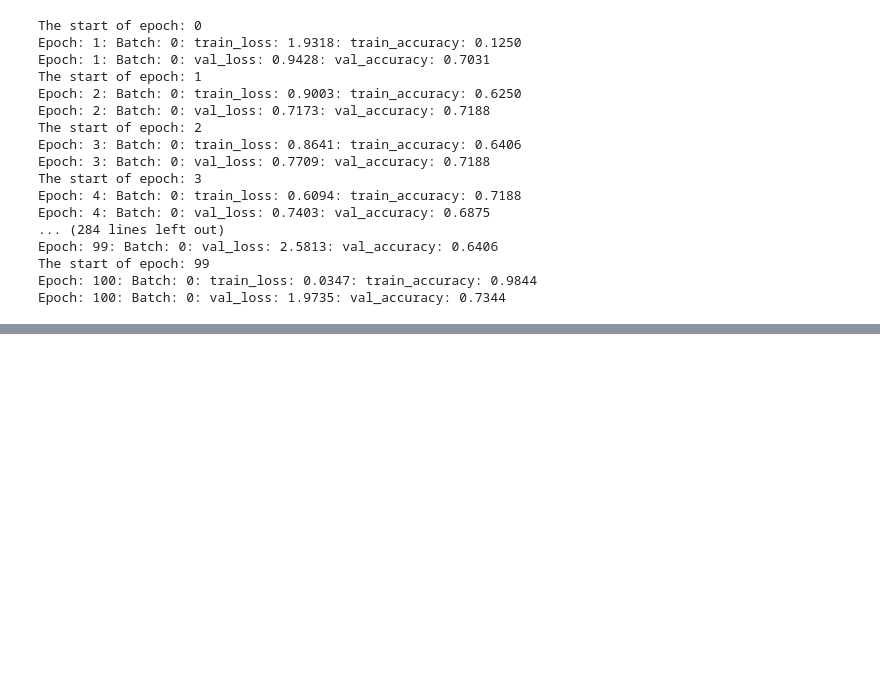
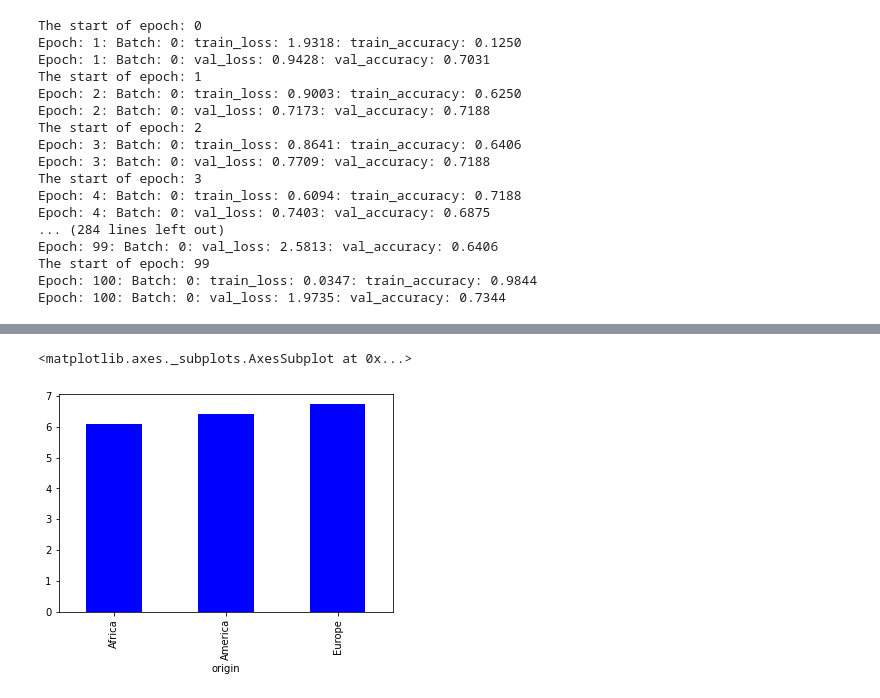
Before and after one commit to martinpius/Applied-Predictive-Modeling2, a Jupyter notebook: Sparks_Recarp.ipynb, the cells around one changed output, grey strips where cells are left out. Drawn from its saved outputs; the diff is of its cells as text; code cells hidden in the pictures; blank space fills up the shorter version.

```diff
--- a/Sparks_Recarp.ipynb
+++ b/Sparks_Recarp.ipynb
@@ -998,0 +1133,5 @@ Epoch: 100: Batch: 0: val_loss: 1.9735: val_accuracy: 0.7344
+# %%
+vehicles.groupby('origin')['mpg'].std().plot(kind = 'bar', color = 'blue')
+# %% [output]
+<matplotlib.axes._subplots.AxesSubplot at 0x...>
+[figure, added]
```
Also changed, not shown: parts of 69 cells of this notebook.
